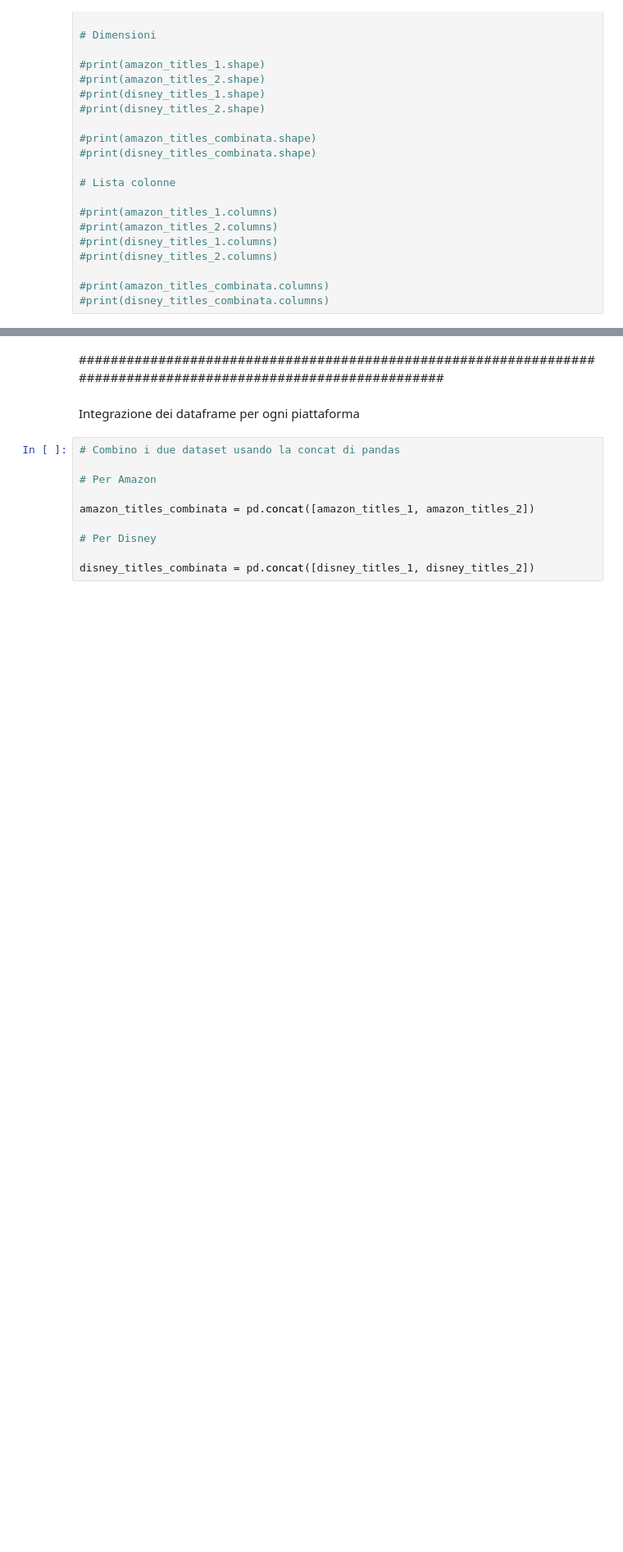
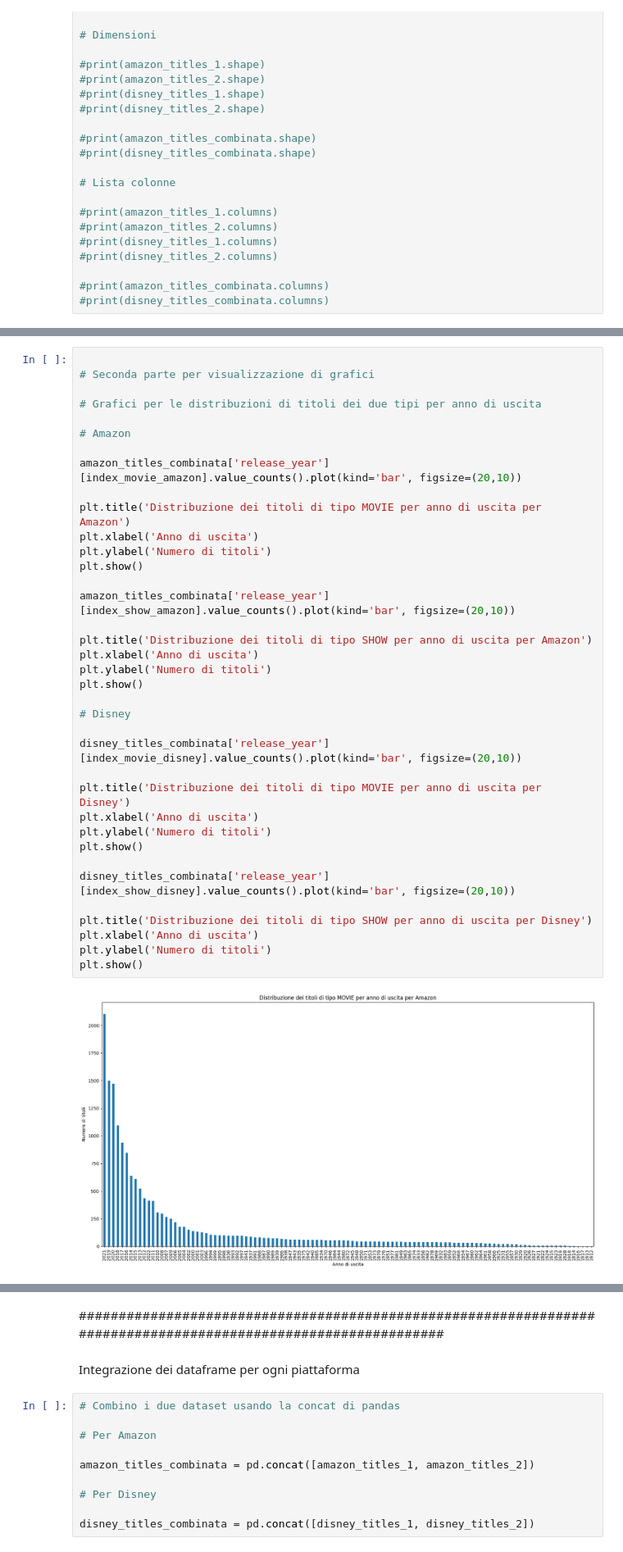
Before and after one commit to edotaggaedo/Progetto_finale_IDS, a Jupyter notebook: Progetto_Finale/ProgFin.ipynb, the cells around one changed output, grey strips where cells are left out. Shown at 82% size. Cells and saved outputs as stored; diff of their text form; blank space fills up the shorter version.

```diff
--- a/Progetto_Finale/ProgFin.ipynb
+++ b/Progetto_Finale/ProgFin.ipynb
@@ -221,0 +193,39 @@ plt.show()
+# %%
+
+# Seconda parte per visualizzazione di grafici
+
+# Grafici per le distribuzioni di titoli dei due tipi per anno di uscita
+
+# Amazon
+
+amazon_titles_combinata['release_year'][index_movie_amazon].value_counts().plot(kind='bar', figsize=(20,10))
+
+plt.title('Distribuzione dei titoli di tipo MOVIE per anno di uscita per Amazon')
+plt.xlabel('Anno di uscita')
+plt.ylabel('Numero di titoli')
+plt.show()
+
+amazon_titles_combinata['release_year'][index_show_amazon].value_counts().plot(kind='bar', figsize=(20,10))
+
+plt.title('Distribuzione dei titoli di tipo SHOW per anno di uscita per Amazon')
+plt.xlabel('Anno di uscita')
+plt.ylabel('Numero di titoli')
+plt.show()
+
+# Disney
+
+disney_titles_combinata['release_year'][index_movie_disney].value_counts().plot(kind='bar', figsize=(20,10))
+
+plt.title('Distribuzione dei titoli di tipo MOVIE per anno di uscita per Disney')
+plt.xlabel('Anno di uscita')
+plt.ylabel('Numero di titoli')
+plt.show()
+
+disney_titles_combinata['release_year'][index_show_disney].value_counts().plot(kind='bar', figsize=(20,10))
+
+plt.title('Distribuzione dei titoli di tipo SHOW per anno di uscita per Disney')
+plt.xlabel('Anno di uscita')
+plt.ylabel('Numero di titoli')
+plt.show()
+# %% [output]
+[figure, added]
```
Also changed, not shown: parts of 5 cells of this notebook.
